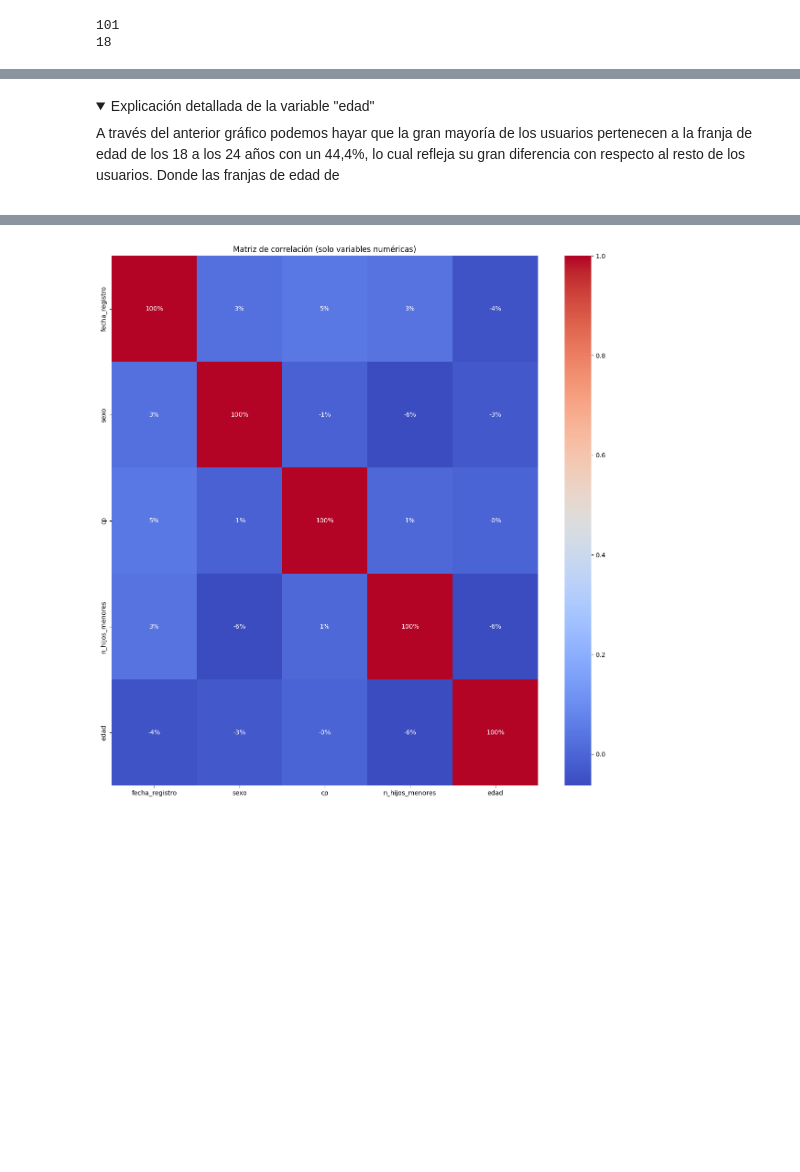
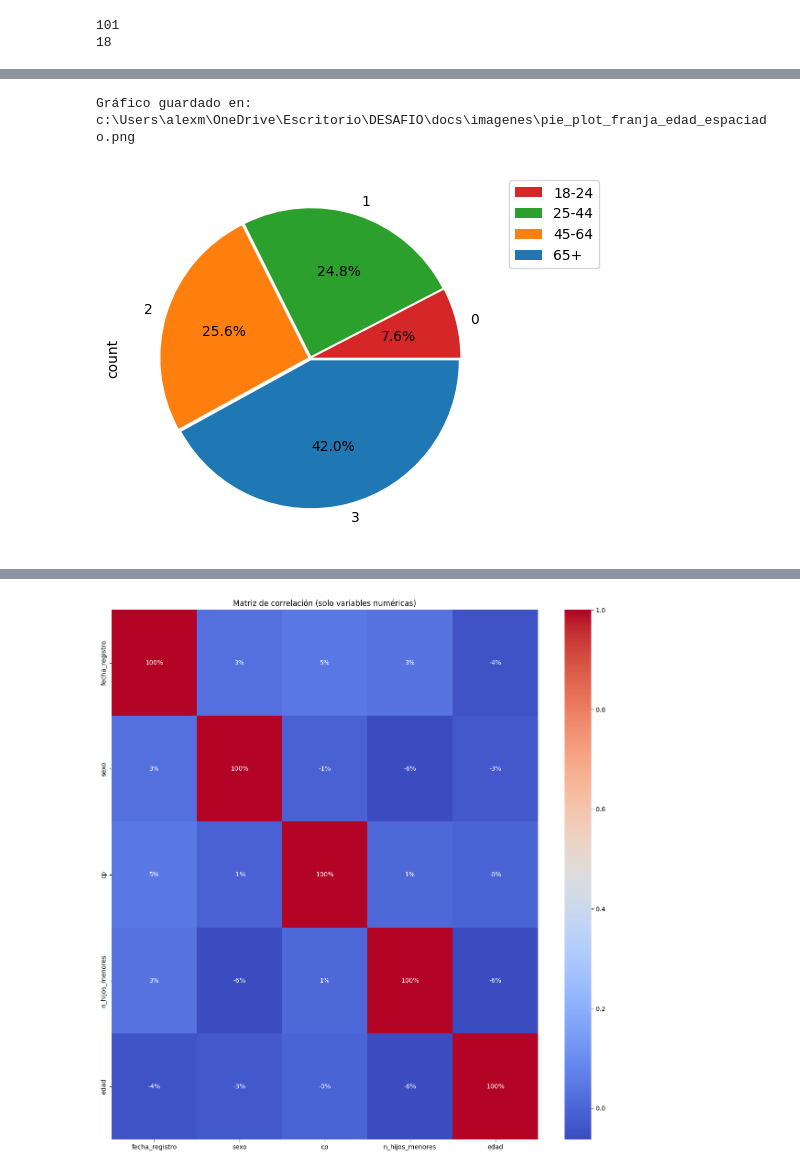
Before and after one commit to AlexCapis/HEATY---Aplicacion-Web-para-Olas-de-Calor, a Jupyter notebook: AlexEDA.ipynb, the cells around one changed output, grey strips where cells are left out. Cells and saved outputs as stored; diff of their text form; code cells hidden in the pictures; folded sections open; blank space fills up the shorter version.

```diff
--- a/AlexEDA.ipynb
+++ b/AlexEDA.ipynb
@@ -437,7 +551,0 @@ Gráfico guardado en: c:\Users\alexm\OneDrive\Escritorio\DESAFIO\docs\imagenes\p
-# %% [markdown]
-<details>
-<summary>Explicación detallada de la variable "edad"</summary>
-<p>
-A través del anterior gráfico podemos hayar que la gran mayoría de los usuarios pertenecen a la franja de edad de los 18 a los 24 años con un 44,4%, lo cual refleja su gran diferencia con respecto al resto de los usuarios. Donde las franjas de edad de
-</p>
-</details>
@@ -443,0 +555,27 @@ A través del anterior gráfico podemos hayar que la gran mayoría de los usuari
+# %%
+current_dir = os.getcwd() # Ruta del directorio actual
+output_file = os.path.join(current_dir, 'docs', 'imagenes', 'pie_plot_franja_edad_espaciado.png') # Ruta donde se guardará la imagen creada
+
+# Definimos una paleta de colores personalizada para cada categoría de edad
+custom_palette = {0: "#d62728", 1: "#2ca02c", 2: "#ff7f0e", 3: "#1f77b4"}
+
+# Ordenamos los valores por 'valor_franja_edad' para que coincidan con la paleta de colores y las etiquetas
+sorted_counts = df['valor_franja_edad'].value_counts().sort_index()
+
+# Porción de desplazamiento para cada franja del queso (0 para ninguna separación)
+explode = [0.015, 0.015, 0.015, 0.015]
+
+# Mostramos el balanceo de datos
+fig2 = sorted_counts.plot.pie(autopct="%.1f%%", colors=[custom_palette[i] for i in sorted_counts.index], explode=explode)
+
+# Añadimos una leyenda personalizada con los colores correctos
+etiquetas_franjas = ['18-24', '25-44', '45-64', '65+']
+handles, _ = fig2.get_legend_handles_labels()
+plt.legend(handles=handles, labels=etiquetas_franjas, loc='upper right', bbox_to_anchor=(1.3, 1))
+
+fig2.figure.savefig(output_file) # Guardamos el gráfico
+
+print(f"Gráfico guardado en: {output_file}")
+# %% [output]
+Gráfico guardado en: c:\Users\alexm\OneDrive\Escritorio\DESAFIO\docs\imagenes\pie_plot_franja_edad_espaciado.png
+[figure, added]
```
Also changed, not shown: parts of 28 cells of this notebook, 7 other files.
